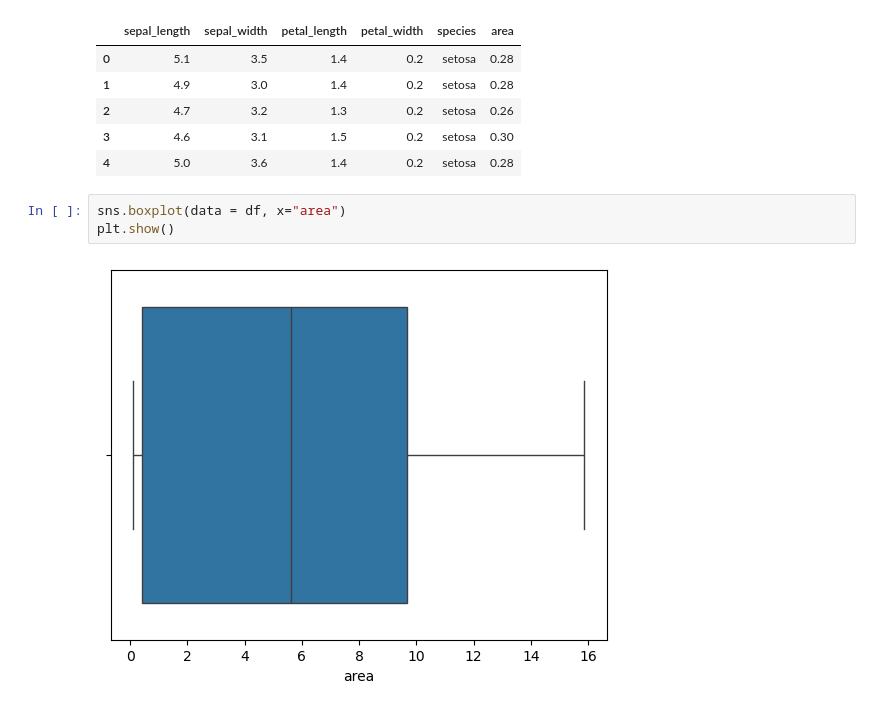
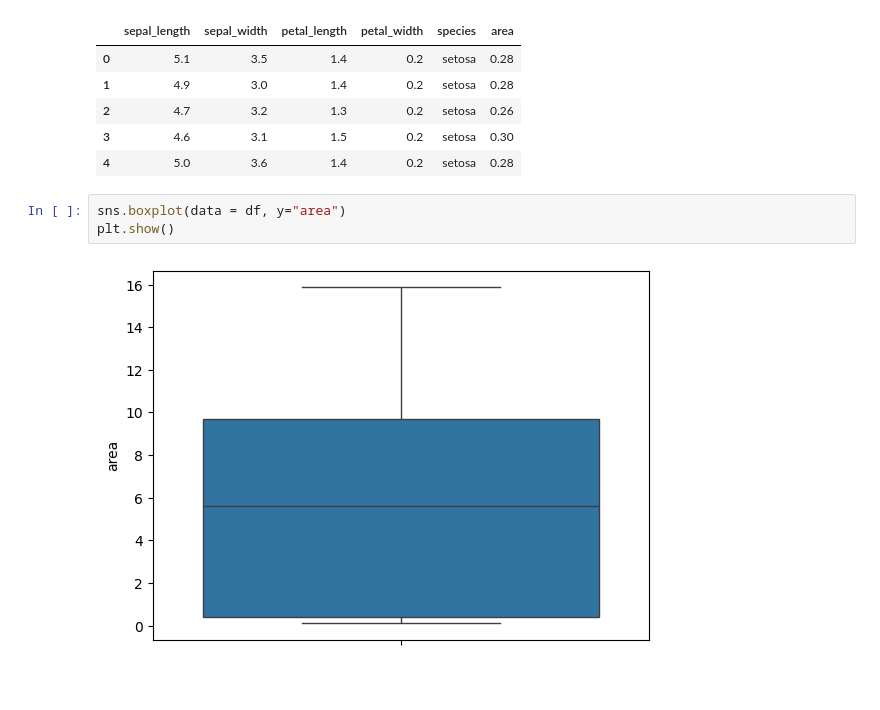
Before and after one commit to MatteoBarel57/programminglab2, a Jupyter notebook: Es4.ipynb, the cells around one changed output. Saved outputs shown, nothing was run; the diff lists cells and outputs as text; blank space fills up the shorter version.

```diff
--- a/Es4.ipynb
+++ b/Es4.ipynb
@@ -180,7 +178,7 @@ df.head()
 | 3 | 4.6 | 3.1 | 1.5 | 0.2 | setosa | 0.30 |
 | 4 | 5.0 | 3.6 | 1.4 | 0.2 | setosa | 0.28 |
 # %%
-sns.boxplot(data = df, x="area")
+sns.boxplot(data = df, y="area")
 plt.show()
 # %% [output]
-[figure, old version]
+[figure, new version]
```
Also changed, not shown: parts of 1 cell of this notebook.
